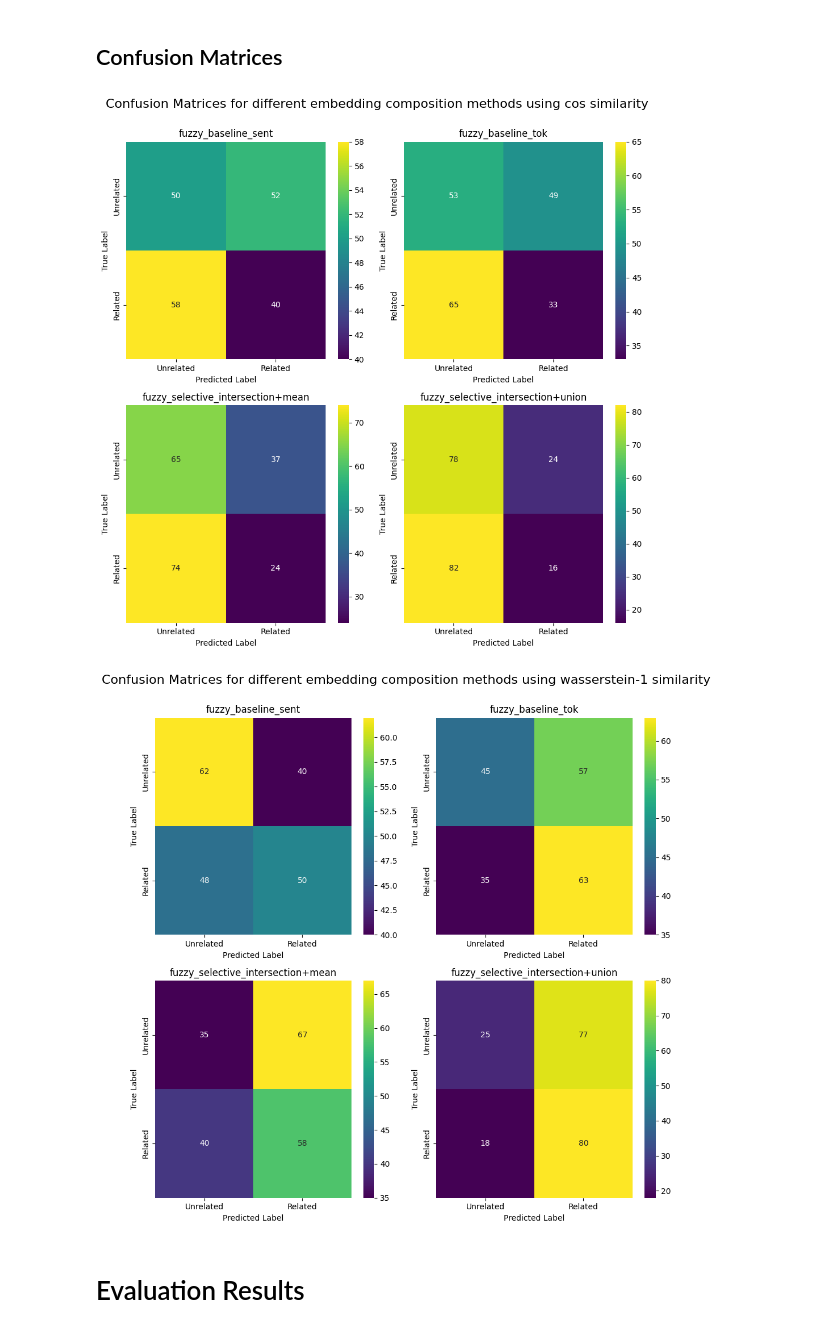
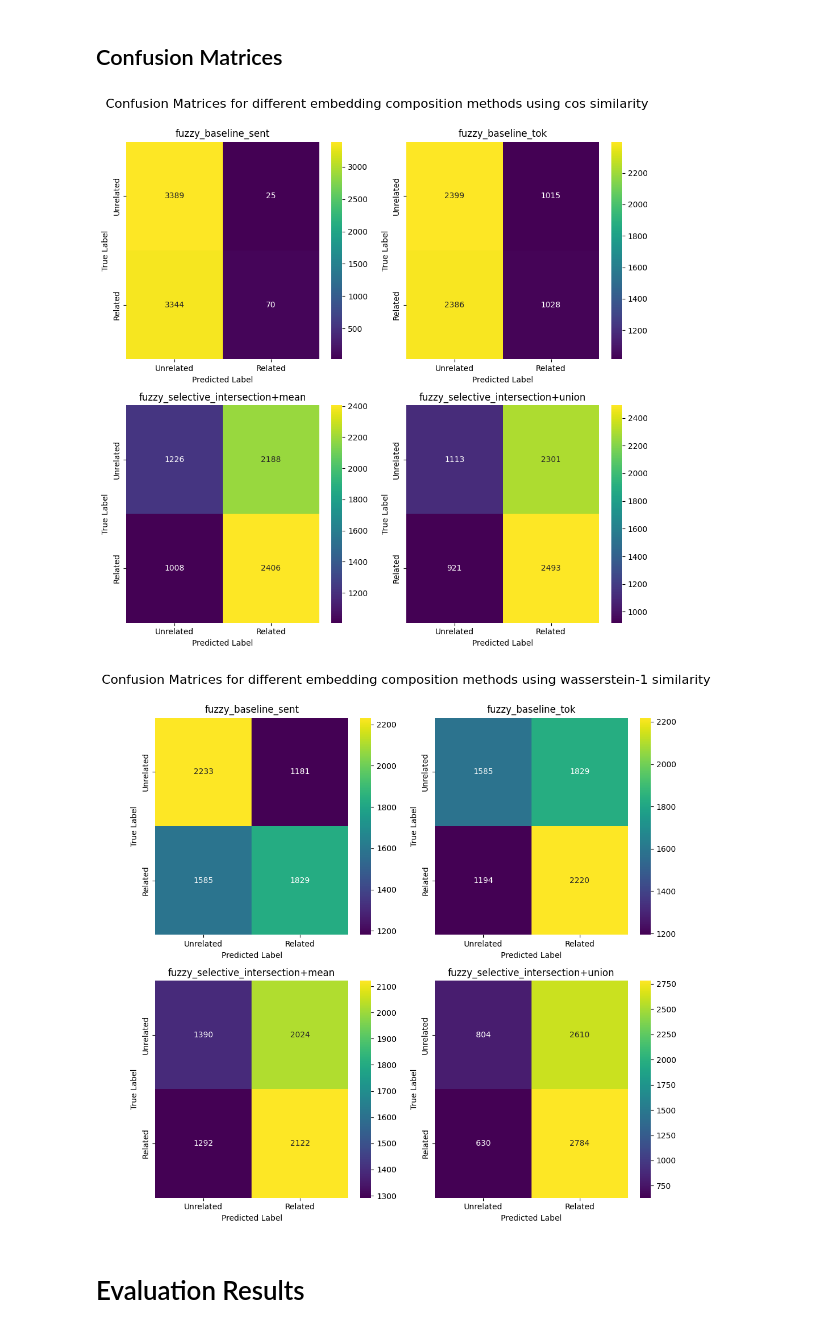
Before and after one commit to IsaacFigNewton/DisCoFuzz, a Jupyter notebook: DisCoFuzz_WiC_Eval.ipynb, the cells around one changed output. Cells and saved outputs as stored; diff of their text form; code cells hidden in the pictures.

```diff
--- a/DisCoFuzz_WiC_Eval.ipynb
+++ b/DisCoFuzz_WiC_Eval.ipynb
@@ -30,7 +30,8 @@ sim_metrics_enum = [SIMILARITY_METRICS.COS, SIMILARITY_METRICS.W1]#, SIMILARITY_
 n_components = 64
 fuzzification_kernel_size = 16
 enrich_lemmas_with_wn = False
-full_eval = False
+full_eval = True
+cum = True
 
 # load config vars or defaults
 X_train, y_train, X_test, y_test = WiCDatasetHandler.load_dataset(".")
@@ -97,6 +98,6 @@ X_test = model.predict_batch(X_test, STRATEGIES)
 # Evaluate models
 # %%
 eval_harness.fit(X_test)
-sims_df = eval_harness.get_similarities(X_test)
+sims_df = eval_harness.get_similarities(X_test, cum)
 sims_df.head()
 # %% [output]
@@ -139,24 +140,24 @@ eval_harness.visualize_similarities(sims_df, dimensionality=n_components)
 # %%
 models = [
     "baseline_sent",
     "baseline_tok",
     "selective_intersection+mean",
     "selective_intersection+union",
 ]
 metric_cols = []
 for sim_metric in sim_metrics:
     metric_cols.extend([
-        f"{fmt_dim_reduc_sim_col(f'fuzzy_{model}_{sim_metric}', n_components-1)}_pred"
+        f"{fmt_dim_reduc_sim_col(f'fuzzy_{model}_{sim_metric}', 0 if not cum else n_components-1)}_pred"
         for model in models
     ])
 eval_harness.plot_confusion_matrices(
     X=sim_eval_df[metric_cols],
     y=y_test,
-    dimensionality=n_components
+    dimensionality=1 if not cum else n_components
 )
 # %% [output]
-[figure, old version]
+[figure, new version]
-[figure, old version]
+[figure, new version]
 # %% [markdown]
 # Evaluation Results
 # %%
```
Also changed, not shown: parts of 9 cells of this notebook, 11 other files.
